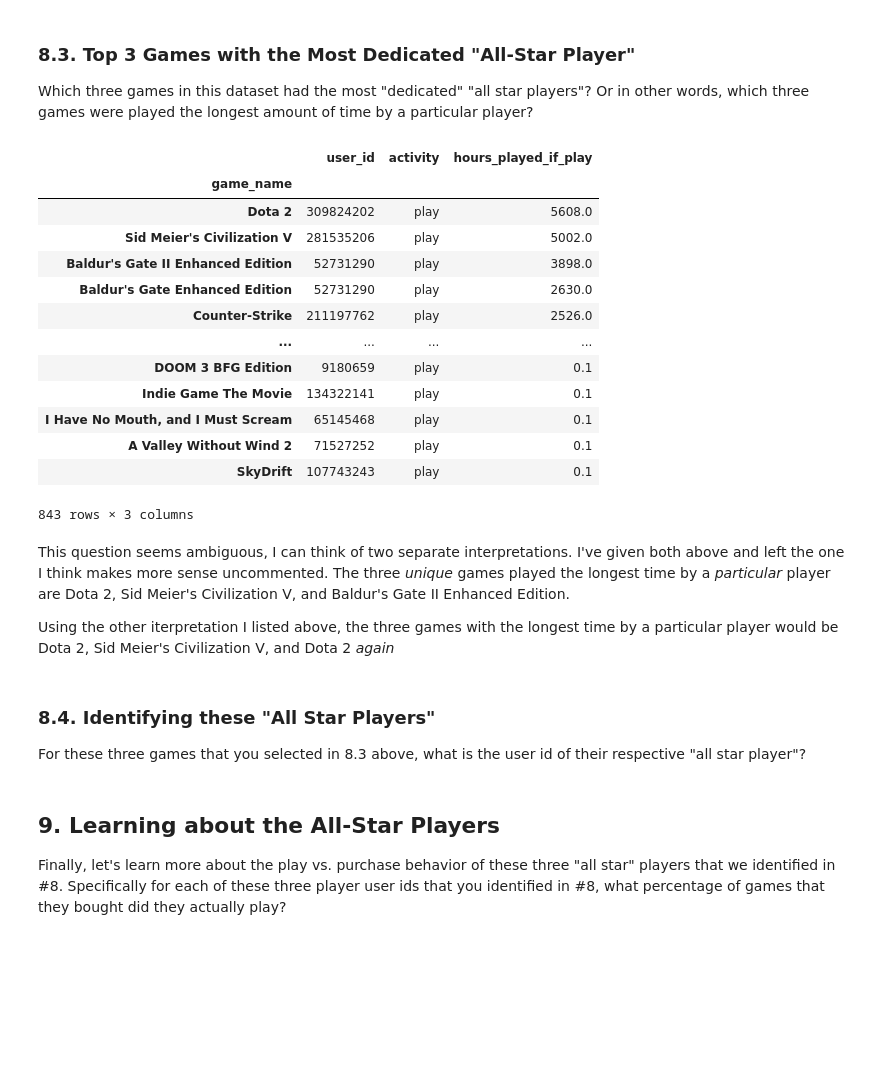
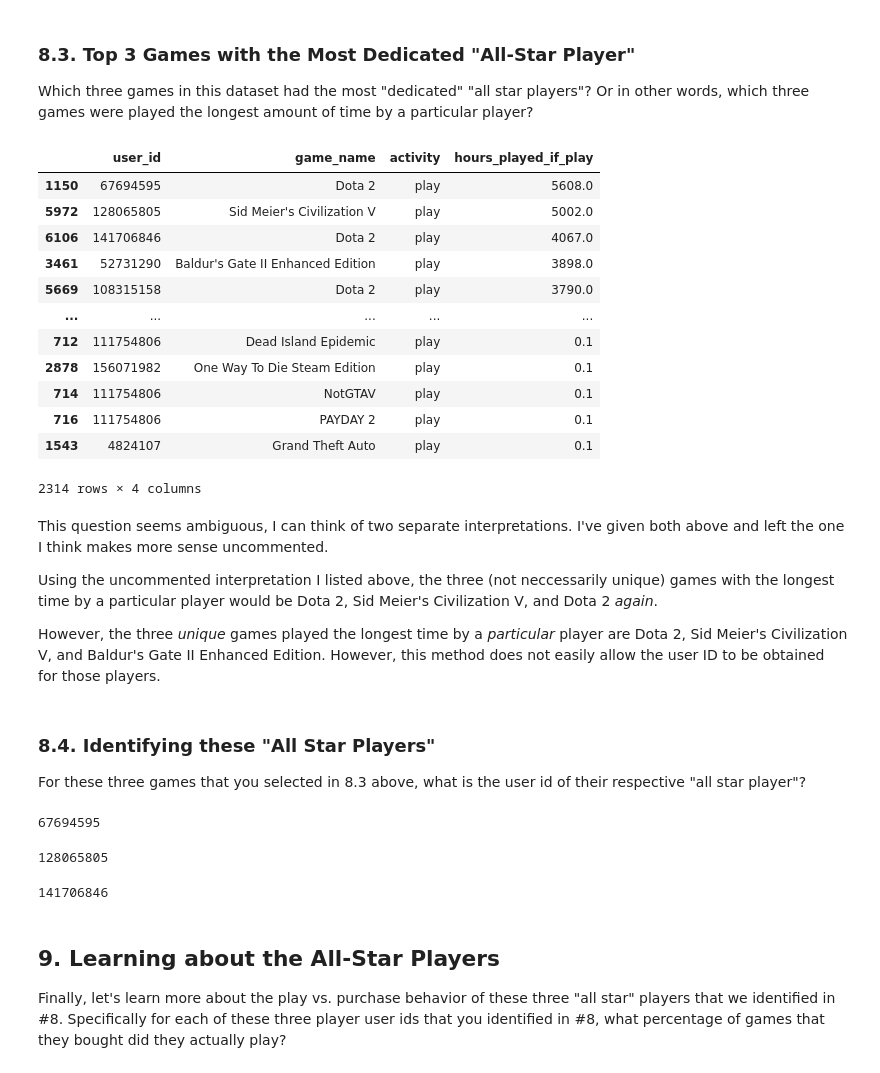
Before and after one commit to ryguy2k4/stat207, a Jupyter notebook: lab_02/lab_02_individual.ipynb, the cells around one changed output. Drawn from its saved outputs; the diff is of its cells as text; code cells hidden in the pictures; blank space fills up the shorter version.

```diff
--- a/lab_02/lab_02_individual.ipynb
+++ b/lab_02/lab_02_individual.ipynb
@@ -376,31 +380,48 @@ df_gametime
 
 Which three games in this dataset had the most "dedicated" "all star players"? Or in other words, which three games were played the longest amount of time by a particular player?
 # %%
-# df_play.sort_values("hours_played_if_play", ascending=False)
-df_play.groupby("game_name").agg("max").sort_values("hours_played_if_play", ascending=False)
+df_dedicated_players = df_play.sort_values("hours_played_if_play", ascending=False)
+df_dedicated_players
+# df_play.groupby("game_name").agg("max").sort_values("hours_played_if_play", ascending=False)
 # %% [output]
-|  | user_id | activity | hours_played_if_play |
-| game_name |  |  |  |
-| Dota 2 | 309824202 | play | 5608.0 |
-| Sid Meier's Civilization V | 281535206 | play | 5002.0 |
-| Baldur's Gate II Enhanced Edition | 52731290 | play | 3898.0 |
-| Baldur's Gate Enhanced Edition | 52731290 | play | 2630.0 |
-| Counter-Strike | 211197762 | play | 2526.0 |
-| ... | ... | ... | ... |
-| DOOM 3 BFG Edition | 9180659 | play | 0.1 |
-| Indie Game The Movie | 134322141 | play | 0.1 |
-| I Have No Mouth, and I Must Scream | 65145468 | play | 0.1 |
-| A Valley Without Wind 2 | 71527252 | play | 0.1 |
-| SkyDrift | 107743243 | play | 0.1 |
+|  | user_id | game_name | activity | hours_played_if_play |
+| 1150 | 67694595 | Dota 2 | play | 5608.0 |
+| 5972 | 128065805 | Sid Meier's Civilization V | play | 5002.0 |
+| 6106 | 141706846 | Dota 2 | play | 4067.0 |
+| 3461 | 52731290 | Baldur's Gate II Enhanced Edition | play | 3898.0 |
+| 5669 | 108315158 | Dota 2 | play | 3790.0 |
+| ... | ... | ... | ... | ... |
+| 712 | 111754806 | Dead Island Epidemic | play | 0.1 |
+| 2878 | 156071982 | One Way To Die Steam Edition | play | 0.1 |
+| 714 | 111754806 | NotGTAV | play | 0.1 |
+| 716 | 111754806 | PAYDAY 2 | play | 0.1 |
+| 1543 | 4824107 | Grand Theft Auto | play | 0.1 |
-843 rows × 3 columns
+2314 rows × 4 columns
 # %% [markdown]
-This question seems ambiguous, I can think of two separate interpretations. I've given both above and left the one I think makes more sense uncommented. The three *unique* games played the longest time by a *particular* player are Dota 2, Sid Meier's Civilization V, and Baldur's Gate II Enhanced Edition.
+This question seems ambiguous, I can think of two separate interpretations. I've given both above and left the one I think makes more sense uncommented.
 
-Using the other iterpretation I listed above, the three games with the longest time by a particular player would be Dota 2, Sid Meier's Civilization V, and Dota 2 *again*
+Using the uncommented interpretation I listed above, the three (not neccessarily unique) games with the longest time by a particular player would be Dota 2, Sid Meier's Civilization V, and Dota 2 *again*.
+
+However, the three *unique* games played the longest time by a *particular* player are Dota 2, Sid Meier's Civilization V, and Baldur's Gate II Enhanced Edition. However, this method does not easily allow the user ID to be obtained for those players.
 # %% [markdown]
 ### 8.4. Identifying these "All Star Players"
 
 For these three games that you selected in 8.3 above, what is the user id of their respective "all star player"?
+# %%
+p1 = df_dedicated_players["user_id"].iloc[0]
+p1
+# %% [output]
+67694595
+# %%
+p2 = df_dedicated_players["user_id"].iloc[1]
+p2
+# %% [output]
+128065805
+# %%
+p3 = df_dedicated_players["user_id"].iloc[2]
+p3
+# %% [output]
+141706846
 # %% [markdown]
 ## 9. Learning about the All-Star Players
 
```
Also changed, not shown: parts of 6 cells of this notebook.
